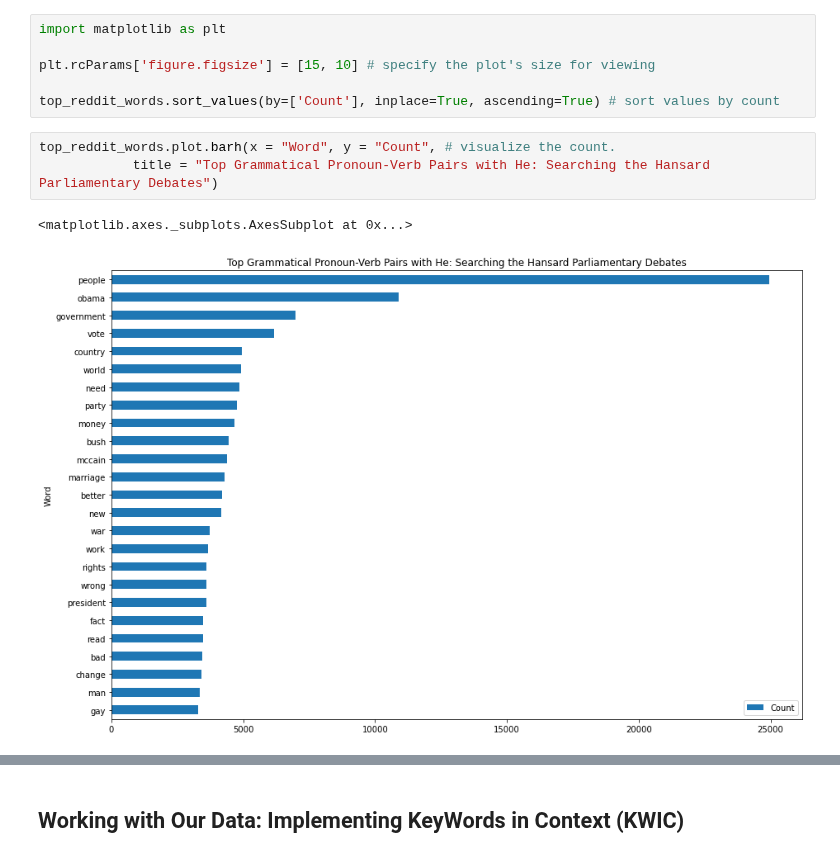
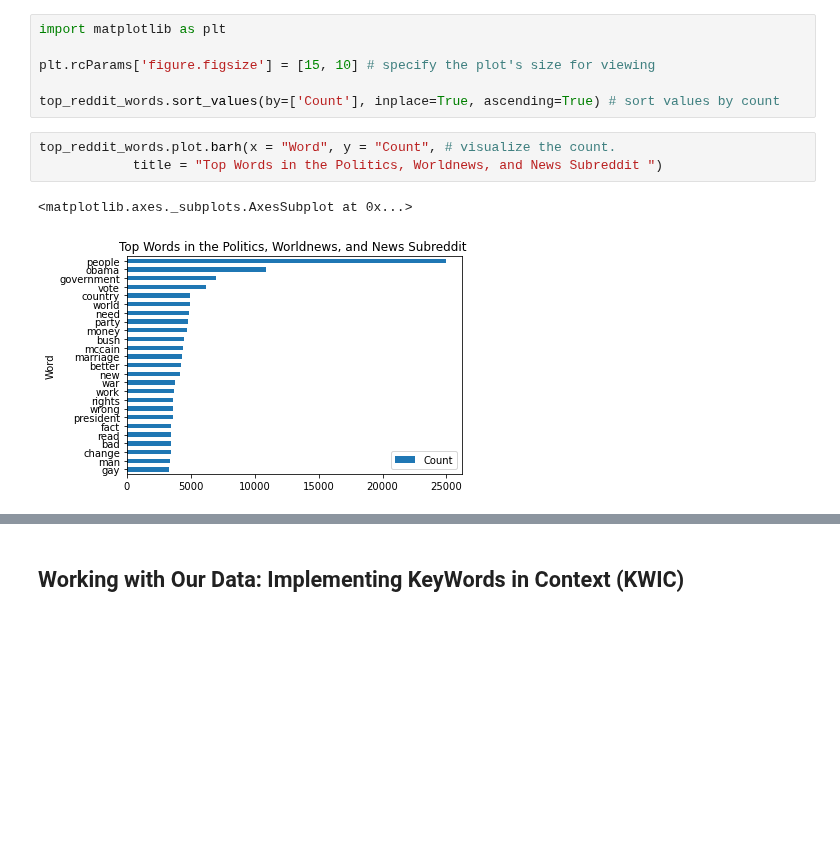
Before and after one commit to stephbuon/digital-history, a Jupyter notebook: hist3368-week4-access-data/hist3368-week4-access-data.ipynb, the cells around one changed output, grey strips where cells are left out. Saved outputs shown, nothing was run; the diff lists cells and outputs as text; blank space fills up the shorter version.

```diff
--- a/hist3368-week4-access-data/hist3368-week4-access-data.ipynb
+++ b/hist3368-week4-access-data/hist3368-week4-access-data.ipynb
@@ -930,7 +938,7 @@ plt.rcParams['figure.figsize'] = [15, 10] # specify the plot's size for viewing
 top_reddit_words.sort_values(by=['Count'], inplace=True, ascending=True) # sort values by count
 # %%
 top_reddit_words.plot.barh(x = "Word", y = "Count", # visualize the count.
-            title = "Top Grammatical Pronoun-Verb Pairs with He: Searching the Hansard Parliamentary Debates")
+            title = "Top Words in the Politics, Worldnews, and News Subreddit ")
 # %% [output]
 <matplotlib.axes._subplots.AxesSubplot at 0x...>
-[figure, old version]
+[figure, new version]
```
Also changed, not shown: parts of 5 cells of this notebook.
